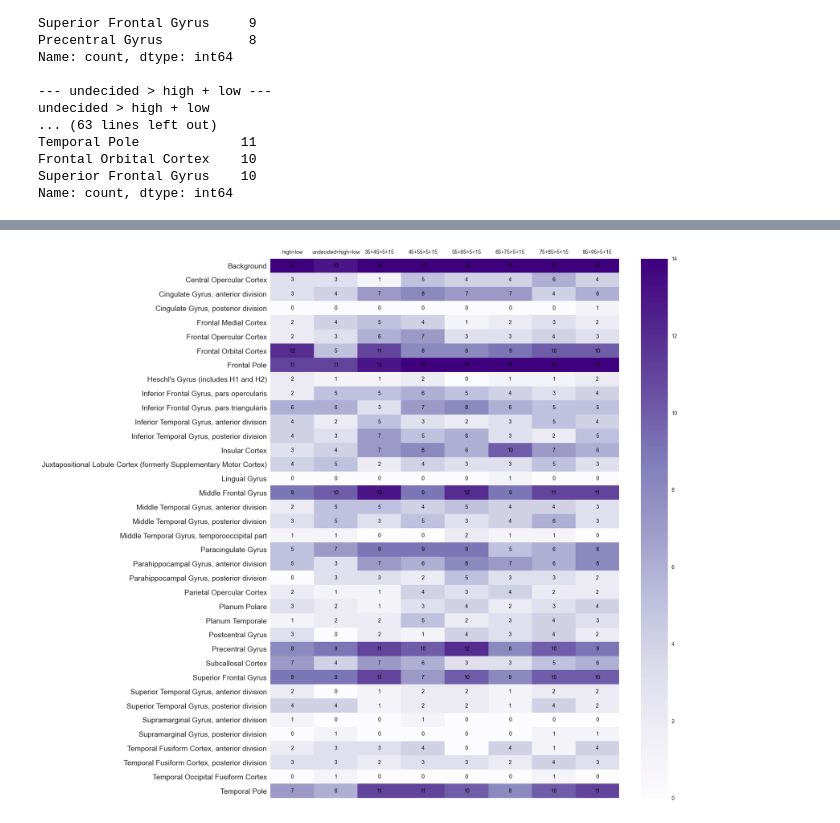
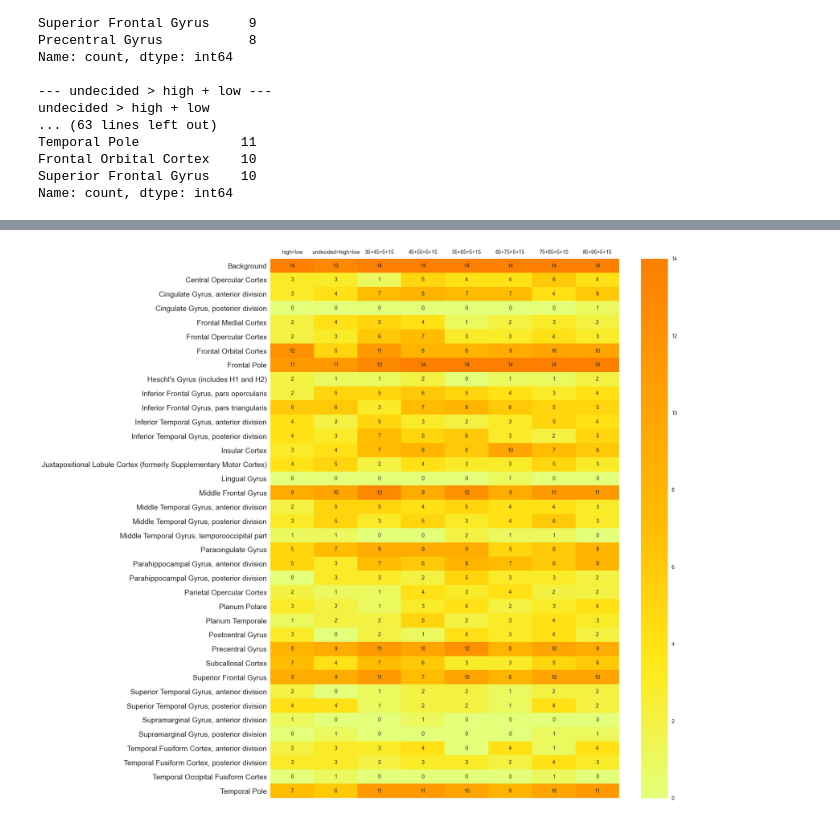
Before and after one commit to mducat/scz_familiarity_fMRI_ML, a Jupyter notebook: mri_all_subjects.ipynb, the cells around one changed output, grey strips where cells are left out. Drawn from its saved outputs; the diff is of its cells as text; code cells hidden in the pictures.

```diff
--- a/mri_all_subjects.ipynb
+++ b/mri_all_subjects.ipynb
@@ -286,30 +286,29 @@ summary
 # %%
 import matplotlib.pyplot as plt
 
 fig, ax = plt.subplots(figsize=(18, 15))
-im = ax.imshow(summary.values, cmap='Purples', aspect='auto')
+im = ax.imshow(summary.values, cmap='Wistia', aspect='auto')
 
 ax.set_xticks(range(len(summary.columns)))
 ax.set_yticks(range(len(summary)))
 ax.set_xticklabels(summary.columns, fontsize=10)
 ax.set_yticklabels(summary.index, fontsize=14)
 
 ax.xaxis.tick_top()
 
 for i in range(len(summary.index)):
     for j in range(len(summary.columns)):
         ax.text(j, i, f'{summary.values[i, j]:.0f}',
-                ha='center', va='center',
-                fontsize=10, color='black')
+                ha='center', va='center', fontsize=10)
 
 ax.grid(False)
 ax.tick_params(which='both', length=0)
 
 plt.colorbar(im)
 plt.tight_layout()
 plt.show()
 # %% [output]
-[figure, old version]
+[figure, new version]
 # %%
 summary.style.format("{:.0f}").background_gradient(cmap='Blues')
 # %% [output]
```
